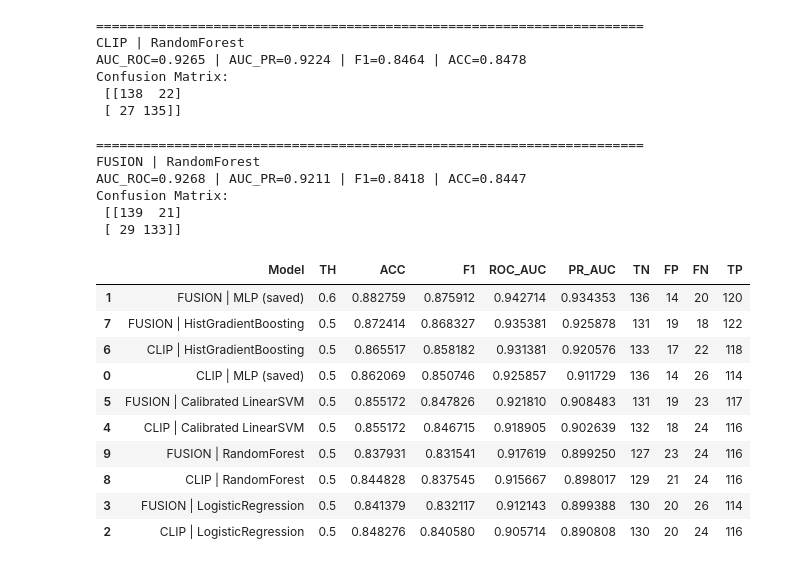
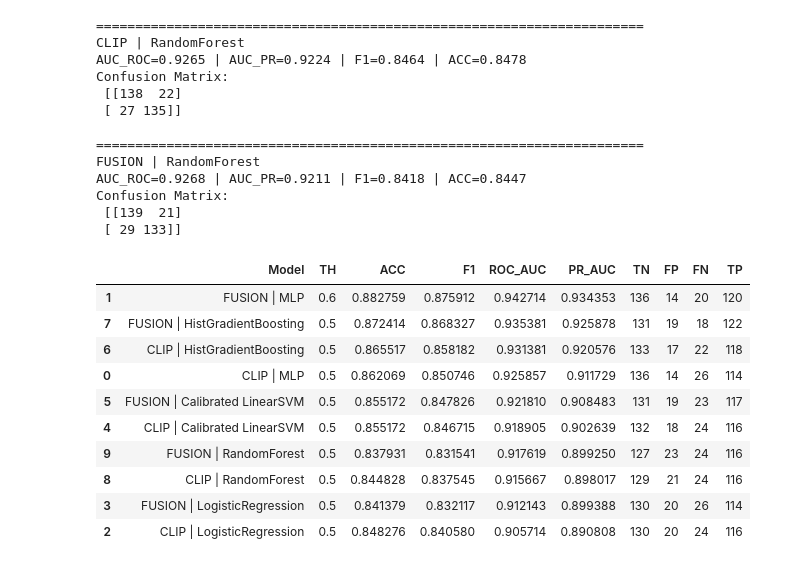
Before and after one commit to YuvalGarzon/Seminar-Project-Real-time-Crowd-Anomaly, a Jupyter notebook: ProjectRealTimeCrowdAnomaly.ipynb, the cells around one changed output. Cells and saved outputs as stored; diff of their text form; code cells hidden in the pictures.

```diff
--- a/ProjectRealTimeCrowdAnomaly.ipynb
+++ b/ProjectRealTimeCrowdAnomaly.ipynb
@@ -1575,7 +1575,7 @@ clip_mlp.load_state_dict(torch.load("binary_clip_mlp_best.pt", map_location=devi
 clip_mlp.eval()
 with torch.no_grad():
     p = torch.sigmoid(clip_mlp(torch.tensor(Xe_te, dtype=torch.float32, device=device))).cpu().numpy()
-rows.append(eval_probs("CLIP | MLP (saved)", p, y_te, thr=0.5))
+rows.append(eval_probs("CLIP | MLP", p, y_te, thr=0.5))
 
 # ===== 2) MLP (load trained) - FUSION =====
 fus_mlp = BinaryMLP(in_dim=Xf_te.shape[1], hidden_dim=256, dropout=0.2).to(device)
@@ -1583,7 +1583,7 @@ fus_mlp.load_state_dict(torch.load("best_fusion_binary_mlp.pt", map_location=dev
 fus_mlp.eval()
 with torch.no_grad():
     p = torch.sigmoid(fus_mlp(torch.tensor(Xf_te, dtype=torch.float32, device=device))).cpu().numpy()
-rows.append(eval_probs("FUSION | MLP (saved)", p, y_te, thr=0.6))
+rows.append(eval_probs("FUSION | MLP", p, y_te, thr=0.6))
 # ===== 3) Logistic Regression =====
 lr = Pipeline([
     ("scaler", StandardScaler()),
@@ -1616,37 +1616,37 @@ rows.append(eval_probs("FUSION | Calibrated LinearSVM", p, y_te, thr=0.5))
 
 # ===== 5) HistGradientBoosting =====
 hgb = HistGradientBoostingClassifier(max_iter=300, learning_rate=0.1, random_state=42)
 hgb.fit(Xe_tr, y_tr)
 p = hgb.predict_proba(Xe_te)[:, 1]
 rows.append(eval_probs("CLIP | HistGradientBoosting", p, y_te, thr=0.5))
 
 hgb.fit(Xf_tr, y_tr)
 p = hgb.predict_proba(Xf_te)[:, 1]
 rows.append(eval_probs("FUSION | HistGradientBoosting", p, y_te, thr=0.5))
 
 # ===== 6) RandomForest =====
 rf = RandomForestClassifier(
     n_estimators=500,
     random_state=42,
     class_weight="balanced_subsample",
     n_jobs=-1
 )
 rf.fit(Xe_tr, y_tr)
 p = rf.predict_proba(Xe_te)[:, 1]
 rows.append(eval_probs("CLIP | RandomForest", p, y_te, thr=0.5))
 
 rf.fit(Xf_tr, y_tr)
 p = rf.predict_proba(Xf_te)[:, 1]
 rows.append(eval_probs("FUSION | RandomForest", p, y_te, thr=0.5))
 
 df = pd.DataFrame(rows).sort_values(["ROC_AUC","PR_AUC","F1"], ascending=False)
 df
 # %% [output]
 |  | Model | TH | ACC | F1 | ROC_AUC | PR_AUC | TN | FP | FN | TP |
-| 1 | FUSION | MLP (saved) | 0.6 | 0.882759 | 0.875912 | 0.942714 | 0.934353 | 136 | 14 | 20 | 120 |
+| 1 | FUSION | MLP | 0.6 | 0.882759 | 0.875912 | 0.942714 | 0.934353 | 136 | 14 | 20 | 120 |
 | 7 | FUSION | HistGradientBoosting | 0.5 | 0.872414 | 0.868327 | 0.935381 | 0.925878 | 131 | 19 | 18 | 122 |
 | 6 | CLIP | HistGradientBoosting | 0.5 | 0.865517 | 0.858182 | 0.931381 | 0.920576 | 133 | 17 | 22 | 118 |
-| 0 | CLIP | MLP (saved) | 0.5 | 0.862069 | 0.850746 | 0.925857 | 0.911729 | 136 | 14 | 26 | 114 |
+| 0 | CLIP | MLP | 0.5 | 0.862069 | 0.850746 | 0.925857 | 0.911729 | 136 | 14 | 26 | 114 |
 | 5 | FUSION | Calibrated LinearSVM | 0.5 | 0.855172 | 0.847826 | 0.921810 | 0.908483 | 131 | 19 | 23 | 117 |
 | 4 | CLIP | Calibrated LinearSVM | 0.5 | 0.855172 | 0.846715 | 0.918905 | 0.902639 | 132 | 18 | 24 | 116 |
 | 9 | FUSION | RandomForest | 0.5 | 0.837931 | 0.831541 | 0.917619 | 0.899250 | 127 | 23 | 24 | 116 |
```
Also changed, not shown: parts of 1 cell of this notebook.
